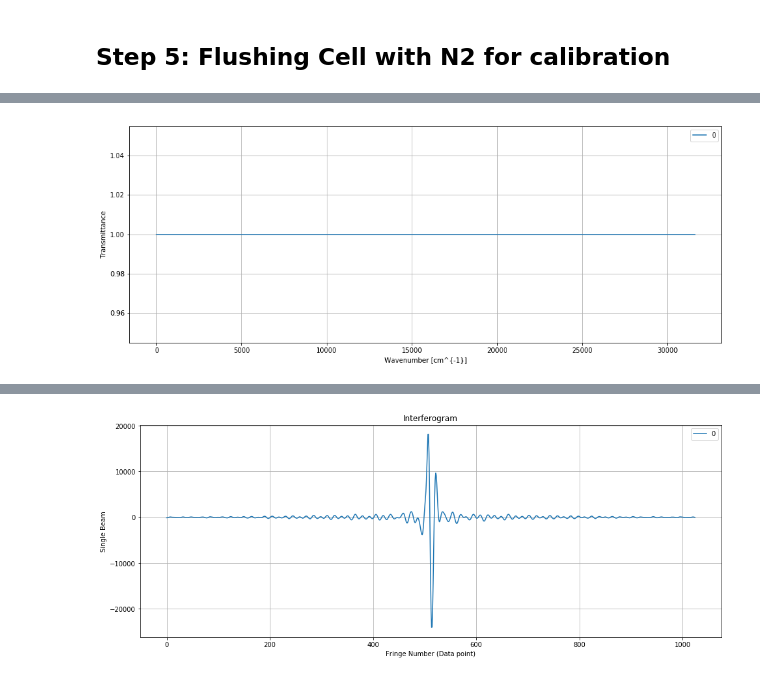
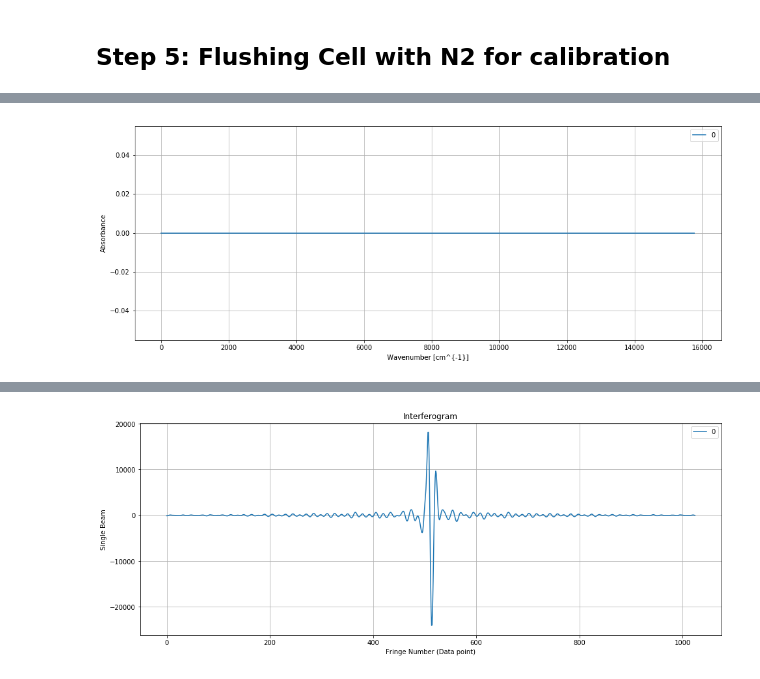
Before and after one commit to estherlin/enph352, a Jupyter notebook: data/lab1/analysis.ipynb, the cells around one changed output, grey strips where cells are left out. Drawn from its saved outputs; the diff is of its cells as text; code cells hidden in the pictures.

```diff
--- a/data/lab1/analysis.ipynb
+++ b/data/lab1/analysis.ipynb
@@ -31,6 +31,16 @@ class Interferogram:
         dir: directory holding data file
         filename: filename holding data
         datestamp: datestamp recording when data was taken
+        res: resolution of scan
+        vel: mirror velocity of scan
+        LP: low pass frequency of scan
+        HP: high pass frequency of scan
+        gain: gain of scan
+        raw_data: parsed interferogram acquisitions of scan
+        num_acq: number of acquisitions of scan
+        num_pts: number of points of each acquistion in scan
+        wavenumbers: wavenumber axis for each acquisiton
+        spectra: fourier transformed spectra with mertz correction
     """
 
     def __init__(self, DIR, filename, sampling=2):
@@ -176,6 +186,11 @@ class Interferogram:
         FFT requires number of points in the interferogram be a power of 2.
         If it is not, then the size of the array is increased to the next higher power of 2
         and the added points are set to 0.
+
+        Args:
+            data: interferogram to be filled
+        Returns:
+            A numpy array of filled interferogram
         """
         for i in range(10, len(POWERS2)):
             if POWERS2[i] >= len(data):
@@ -241,8 +256,9 @@ curr = Interferogram(DIR, filename)
 # %%
 # The FT'd result
 plt.figure()
+ind = int(len(curr.wavenumbers[0])/2)
 for i in range(0, 1):
-    plt.plot(curr.wavenumbers[i], curr.spectra[i][:len(curr.wavenumbers[i])], label=str(i))
+    plt.plot(curr.wavenumbers[i][:ind], curr.spectra[i][:ind], label=str(i))
 plt.grid(True)
 plt.xlabel("Wavenumber [cm^{-1}]")
 plt.ylabel("Single Beam")
@@ -253,0 +270,10 @@ plt.show()
+# %%
+plt.figure()
+ind = int(len(curr.wavenumbers[0])/2)
+for i in range(0, curr.num_acq):
+    plt.plot(curr.wavenumbers[i][:ind], Interferogram.calc_transmittance(curr.spectra[0][:ind], curr.spectra[0][:ind]), label=str(i))
+plt.grid(True)
+plt.xlabel("Wavenumber [cm^{-1}]")
+plt.ylabel("Transmittance")
+plt.legend()
+plt.show()
@@ -254,11 +282,11 @@ plt.show()
 # %%
 plt.figure()
 for i in range(0, curr.num_acq):
-    plt.plot(curr.wavenumbers[i], Interferogram.calc_transmittance(curr.spectra[0][:len(curr.wavenumbers[i])], curr.spectra[0][:len(curr.wavenumbers[i])]), label=str(i))
+    plt.plot(curr.wavenumbers[i][:ind], Interferogram.calc_absorbance(Interferogram.calc_transmittance(curr.spectra[0][:ind], curr.spectra[0][:ind])), label=str(i))
 plt.grid(True)
 plt.xlabel("Wavenumber [cm^{-1}]")
-plt.ylabel("Transmittance")
+plt.ylabel("Absorbance")
 plt.legend()
 plt.show()
 # %% [output]
-[figure, old version]
+[figure, new version]
```
Also changed, not shown: parts of 4 cells of this notebook, 5 other files.
